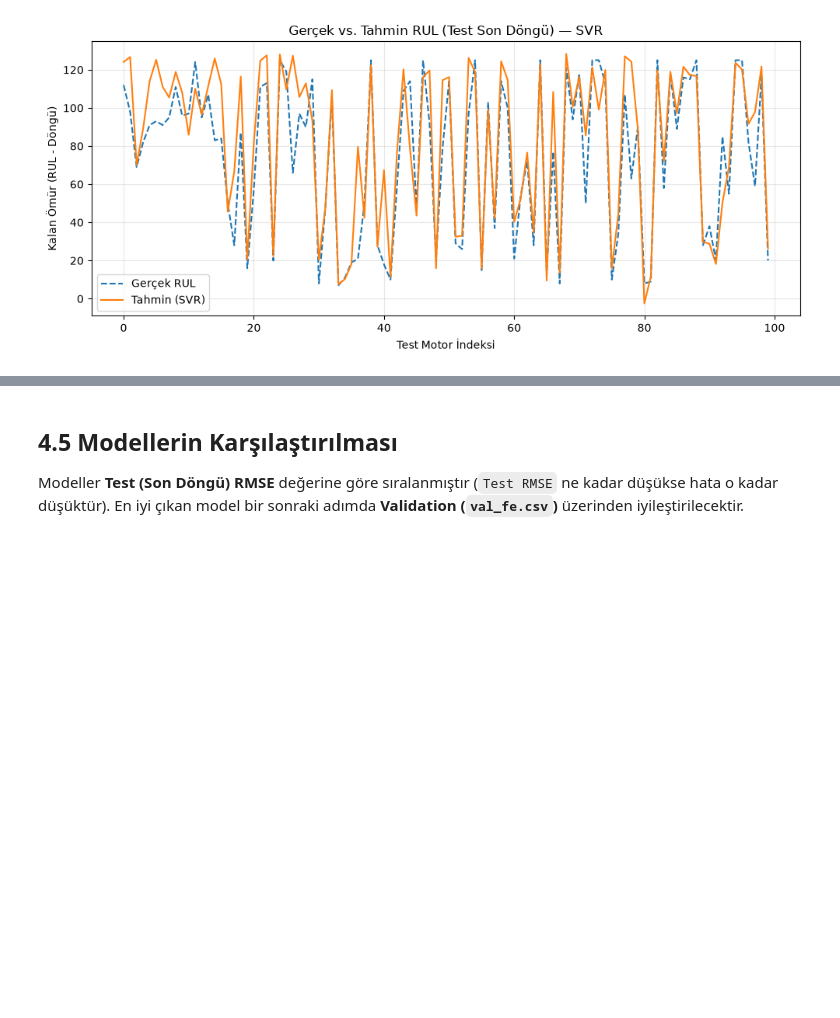
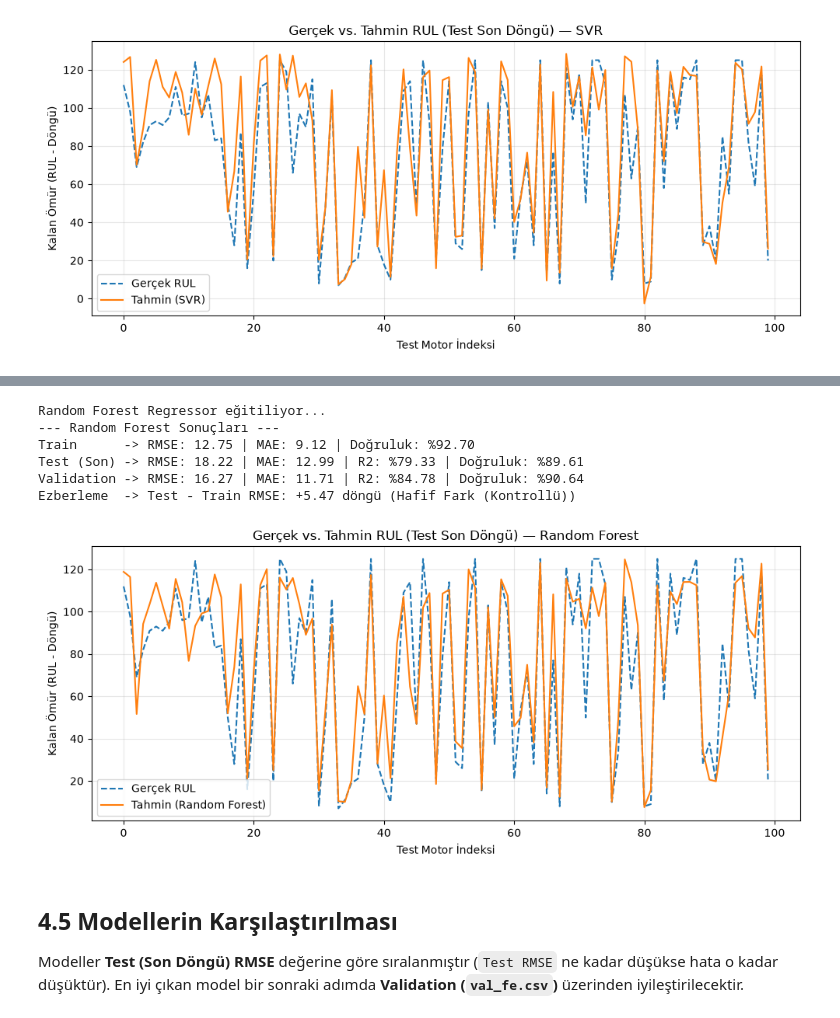
Before and after one commit to nigaarr/turbofan-predictive-maintenance, a Jupyter notebook: notebooks/04_model_eğitimi.ipynb, the cells around one changed output, grey strips where cells are left out. Drawn from its saved outputs; the diff is of its cells as text; code cells hidden in the pictures; blank space fills up the shorter version.

```diff
--- a/notebooks/04_model_eğitimi.ipynb
+++ b/notebooks/04_model_eğitimi.ipynb
@@ -201,3 +204,32 @@ Ezberleme  -> Test - Train RMSE: +2.13 döngü (Dengeli (Ezberleme yok))
+# %%
+from sklearn.ensemble import RandomForestRegressor
+
+rf_model = Pipeline([
+    ("prep", preprocessor),
+    (
+        "model",
+        RandomForestRegressor(
+            n_estimators=200,
+            max_depth=12,
+            min_samples_split=10,
+            min_samples_leaf=5,
+            max_features="sqrt",
+            random_state=42,
+            n_jobs=-1,
+        ),
+    ),
+])
+
+print("Random Forest Regressor eğitiliyor...")
+rf_test_pred = evaluate_model(rf_model, "Random Forest")
+# %% [output]
+Random Forest Regressor eğitiliyor...
+--- Random Forest Sonuçları ---
+Train      -> RMSE: 12.75 | MAE: 9.12 | Doğruluk: %92.70
+Test (Son) -> RMSE: 18.22 | MAE: 12.99 | R2: %79.33 | Doğruluk: %89.61
+Validation -> RMSE: 16.27 | MAE: 11.71 | R2: %84.78 | Doğruluk: %90.64
+Ezberleme  -> Test - Train RMSE: +5.47 döngü (Hafif Fark (Kontrollü))
+[figure, added]
 # %% [markdown]
 ## 4.5 Modellerin Karşılaştırılması
 
```
Also changed, not shown: parts of 2 cells of this notebook, 1 other file.
